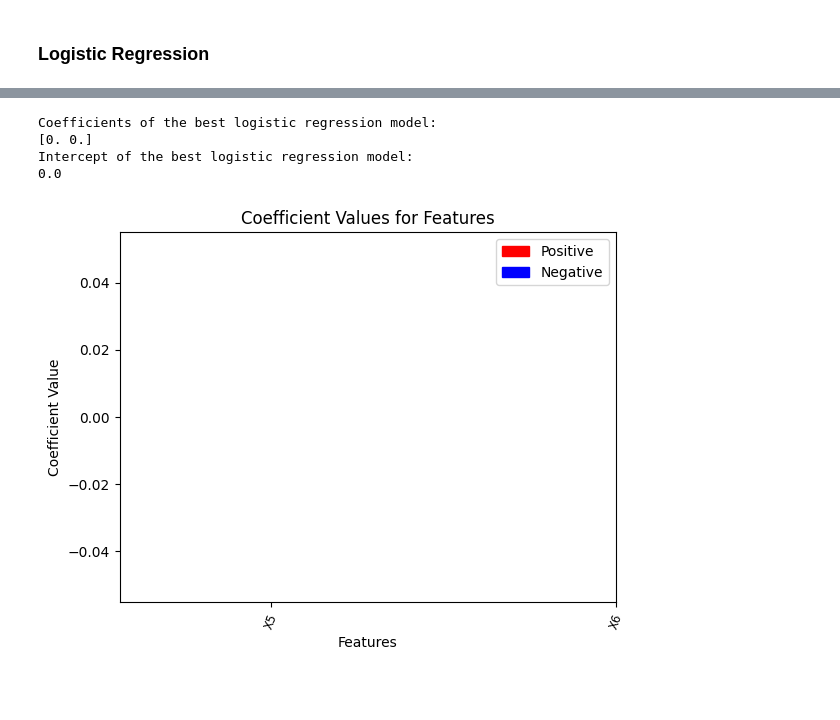
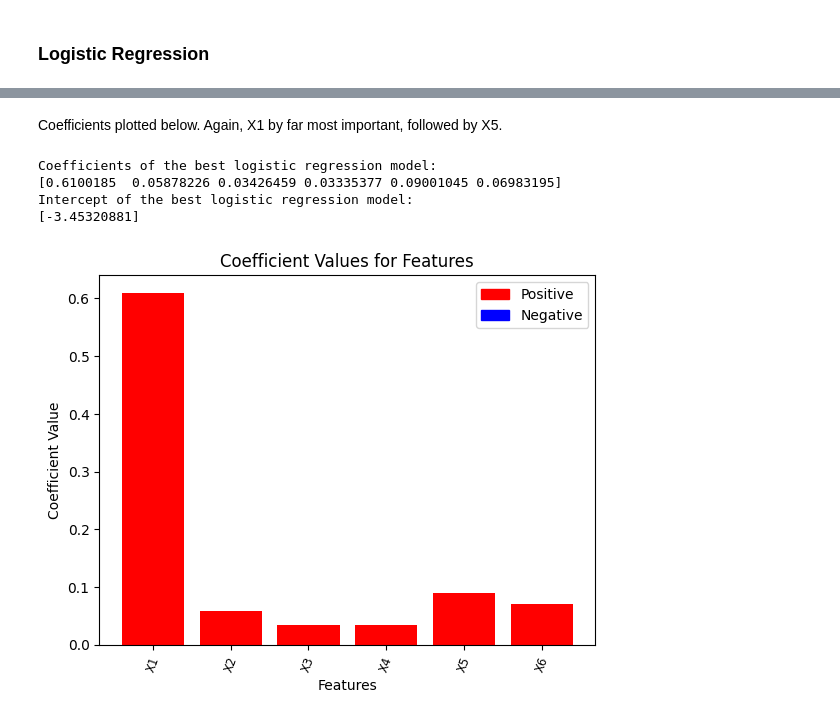
Before and after one commit to alexkneale/apziva_project_1, a Jupyter notebook: project_1.ipynb, the cells around one changed output, grey strips where cells are left out. Cells and saved outputs as stored; diff of their text form; code cells hidden in the pictures; blank space fills up the shorter version.

```diff
--- a/project_1.ipynb
+++ b/project_1.ipynb
@@ -635,0 +855,2 @@ AUC value: 0.6011904761904762
+# %%
+FPR, Recall, Negative_Recall, Precision, AUC, accuracy = all_results(bag_pipeline, X_test, y_train, y_test)
@@ -1539,0 +1280,8 @@ AUC value: 0.6190476190476191
+# %%
+from sklearn.naive_bayes import MultinomialNB
+
+classifier_final = MultinomialNB()
+pipeline_mnb_baseline = Pipeline(steps=[('clf', classifier_final)])
+
+
+pipeline_mnb_baseline.fit(X_train,y_train)
@@ -1792,22 +1414,0 @@ Best hyperparameters: {'C': 0.03368041107553865, 'class_weight': 'balanced', 'l1
-# %%
-log_params = copy.deepcopy(best_params)
-n_features = int(log_params['n_features'])
-
-del log_params['n_features']
-
-# Create an instance for RFE
-classifier_for_rfe = LogisticRegression(**log_params)
-
-rfe = RFE(estimator=classifier_for_rfe,
-              n_features_to_select=n_features)
-
-# Create a new instance for the final classifier
-classifier_final = LogisticRegression(**log_params)
-log_pipeline = Pipeline(steps=[('rfe', rfe), ('clf', classifier_final)])
-
-
-log_pipeline.fit(X_train,y_train)
-mask = log_pipeline.named_steps['rfe'].support_
-selected_feature_names_log = X_train.columns[mask]
-
-print("Selected features:", selected_feature_names_log)
@@ -1815,0 +1417,4 @@ Selected features: Index(['X5', 'X6'], dtype='object')
+# %%
+classifier_final = LogisticRegression()
+pipeline_log_baseline = Pipeline(steps=[ ('clf', classifier_final)])
+pipeline_log_baseline.fit(X_train,y_train)
@@ -1816,14 +1442,16 @@ Selected features: Index(['X5', 'X6'], dtype='object')
+# %% [markdown]
+Coefficients plotted below. Again, X1 by far most important, followed by X5.
 # %%
-coefficients = log_pipeline.named_steps['clf'].coef_[0]
+coefficients = pipeline_log_baseline.named_steps['clf'].coef_[0]
 print("Coefficients of the best logistic regression model:")
 print(coefficients)
 print('Intercept of the best logistic regression model:')
-print(coefficients[0])
+print(pipeline_log_baseline.named_steps['clf'].intercept_)
 
-plot_coefs(coefficients[1:], selected_feature_names_log, 'Coefficient Values for Features')
+plot_coefs(coefficients, X_train.columns, 'Coefficient Values for Features')
 # %% [output]
 Coefficients of the best logistic regression model:
-[0. 0.]
+[0.6100185  0.05878226 0.03426459 0.03335377 0.09001045 0.06983195]
 Intercept of the best logistic regression model:
-0.0
+[-3.45320881]
-[figure, old version]
+[figure, new version]
```
Also changed, not shown: parts of 97 cells of this notebook.
